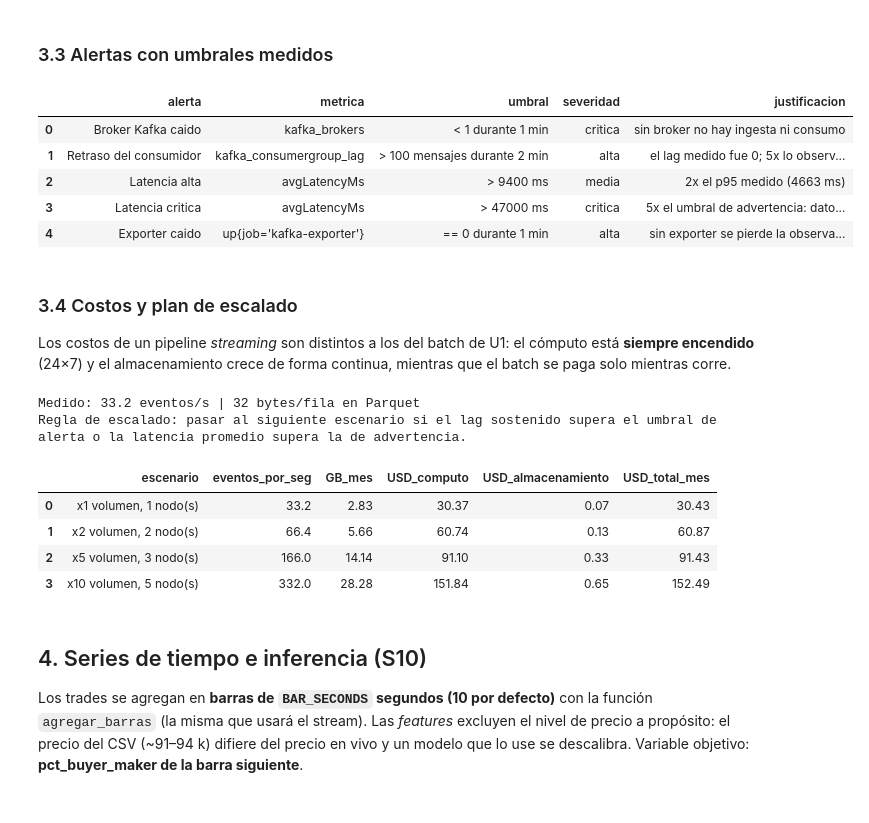
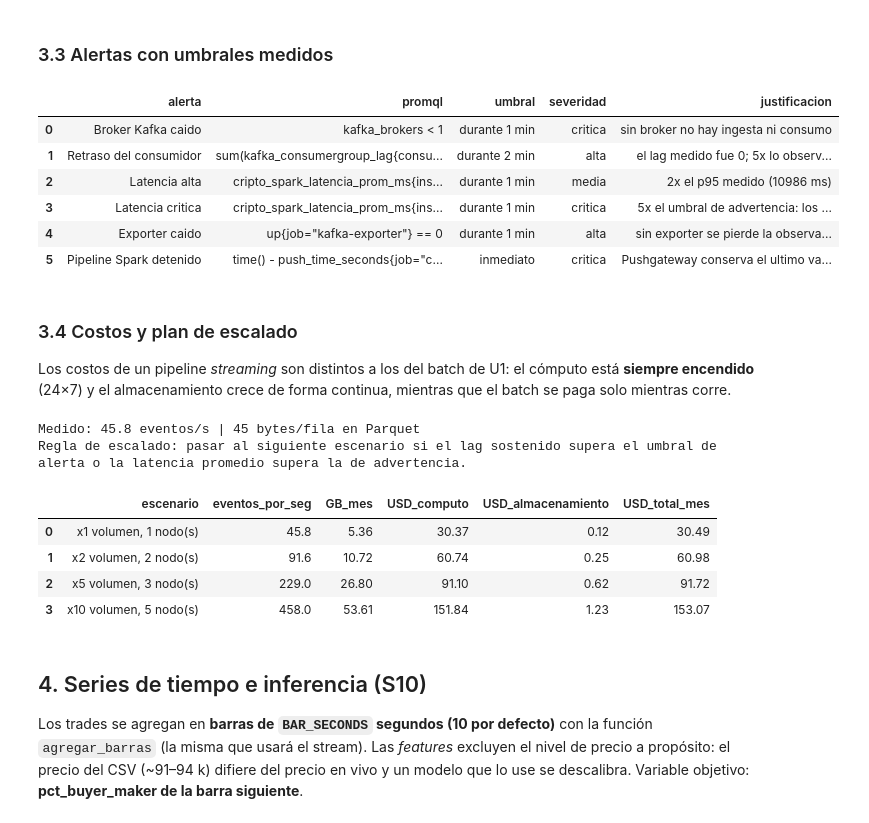
Before and after one commit to YamilV18/BD-Criptoana-lisis, a Jupyter notebook: notebooks/U2_Integrante3_ClasificacionRol.ipynb, the cells around one changed output. Saved outputs shown, nothing was run; the diff lists cells and outputs as text; code cells hidden in the pictures.

```diff
--- a/notebooks/U2_Integrante3_ClasificacionRol.ipynb
+++ b/notebooks/U2_Integrante3_ClasificacionRol.ipynb
@@ -40,6 +40,7 @@ from pyspark.sql import SparkSession, functions as F, Window
 from pyspark.sql.types import StructType, StructField, LongType, DoubleType, BooleanType, StringType
 from pyspark.ml import Pipeline, PipelineModel
 from pyspark.ml.feature import VectorAssembler, StandardScaler
+from pyspark.ml.functions import vector_to_array
 from pyspark.ml.regression import LinearRegression, RandomForestRegressor
 from pyspark.ml.evaluation import RegressionEvaluator
 
@@ -87,10 +88,10 @@ RESUMEN = {"integrante": INTEGRANTE, "dimension": DIMENSION, "target_serie": TAR
 
 builder = (SparkSession.builder
            .appName(f"U2-Integrante{INTEGRANTE}-{DIMENSION}")
-           .master(os.getenv("SPARK_MASTER", "local[2]"))
-           .config("spark.ui.port", "4042")
+           .master("local[*]")
+           .config("spark.ui.port", "4040")
            .config("spark.sql.shuffle.partitions", "4")
-           .config("spark.driver.memory", os.getenv("SPARK_DRIVER_MEMORY", "2g"))
+           .config("spark.driver.memory", os.getenv("SPARK_DRIVER_MEMORY", "4g"))
            .config("spark.sql.session.timeZone", "UTC")
            .config("spark.sql.streaming.forceDeleteTempCheckpointLocation", "true"))
 if STREAM_SOURCE == "kafka":   # conector Kafka alineado con la version de pyspark instalada
@@ -746,29 +747,32 @@ Latencia global (ms): promedio=2866 | p95=4663 | max=11318
 # %%
 lag_obs = RESUMEN["progreso_spark"].get("lag_spark") or 0
 umbral_lat_warn = max(2000, int(np.ceil(LAT["p95"] * 2 / 100.0) * 100))
 umbral_lat_crit = umbral_lat_warn * 5
 umbral_lag      = max(100, int(lag_obs * 5))
 alertas = pd.DataFrame([
-    {"alerta": "Broker Kafka caido", "metrica": "kafka_brokers", "umbral": "< 1 durante 1 min", "severidad": "critica",
+    {"alerta": "Broker Kafka caido", "promql": "kafka_brokers < 1", "umbral": "durante 1 min", "severidad": "critica",
      "justificacion": "sin broker no hay ingesta ni consumo"},
-    {"alerta": "Retraso del consumidor", "metrica": "kafka_consumergroup_lag", "umbral": f"> {umbral_lag} mensajes durante 2 min",
-     "severidad": "alta", "justificacion": f"el lag medido fue {lag_obs}; 5x lo observado indica acumulacion (backpressure)"},
-    {"alerta": "Latencia alta", "metrica": "avgLatencyMs", "umbral": f"> {umbral_lat_warn} ms", "severidad": "media",
-     "justificacion": f"2x el p95 medido ({LAT['p95']:.0f} ms)"},
-    {"alerta": "Latencia critica", "metrica": "avgLatencyMs", "umbral": f"> {umbral_lat_crit} ms", "severidad": "critica",
-     "justificacion": "5x el umbral de advertencia: datos ya no son 'tiempo real'"},
-    {"alerta": "Exporter caido", "metrica": "up{job='kafka-exporter'}", "umbral": "== 0 durante 1 min", "severidad": "alta",
+    {"alerta": "Retraso del consumidor", "promql": f'sum(kafka_consumergroup_lag{{consumergroup="criptoanalytics-consumer-group"}}) > {umbral_lag}',
+     "umbral": "durante 2 min", "severidad": "alta", "justificacion": f"el lag medido fue {lag_obs}; 5x lo observado indica acumulacion (backpressure)"},
+    {"alerta": "Latencia alta", "promql": f'cripto_spark_latencia_prom_ms{{instance="integrante{INTEGRANTE}"}} > {umbral_lat_warn}',
+     "umbral": "durante 1 min", "severidad": "media", "justificacion": f"2x el p95 medido ({LAT['p95']:.0f} ms)"},
+    {"alerta": "Latencia critica", "promql": f'cripto_spark_latencia_prom_ms{{instance="integrante{INTEGRANTE}"}} > {umbral_lat_crit}',
+     "umbral": "durante 1 min", "severidad": "critica", "justificacion": "5x el umbral de advertencia: los datos ya no son 'tiempo real'"},
+    {"alerta": "Exporter caido", "promql": 'up{job="kafka-exporter"} == 0', "umbral": "durante 1 min", "severidad": "alta",
      "justificacion": "sin exporter se pierde la observabilidad de Kafka"},
+    {"alerta": "Pipeline Spark detenido", "promql": f'time() - push_time_seconds{{job="criptoanalytics_spark",instance="integrante{INTEGRANTE}"}} > 60',
+     "umbral": "inmediato", "severidad": "critica", "justificacion": "Pushgateway conserva el ultimo valor: solo la antiguedad del push delata que el flujo se detuvo"},
 ])
 RESUMEN["alertas"] = alertas.to_dict("records")
 alertas
 # %% [output]
-|  | alerta | metrica | umbral | severidad | justificacion |
-| 0 | Broker Kafka caido | kafka_brokers | < 1 durante 1 min | critica | sin broker no hay ingesta ni consumo |
-| 1 | Retraso del consumidor | kafka_consumergroup_lag | > 100 mensajes durante 2 min | alta | el lag medido fue 0; 5x lo observ... |
-| 2 | Latencia alta | avgLatencyMs | > 9400 ms | media | 2x el p95 medido (4663 ms) |
-| 3 | Latencia critica | avgLatencyMs | > 47000 ms | critica | 5x el umbral de advertencia: dato... |
-| 4 | Exporter caido | up{job='kafka-exporter'} | == 0 durante 1 min | alta | sin exporter se pierde la observa... |
+|  | alerta | promql | umbral | severidad | justificacion |
+| 0 | Broker Kafka caido | kafka_brokers < 1 | durante 1 min | critica | sin broker no hay ingesta ni consumo |
+| 1 | Retraso del consumidor | sum(kafka_consumergroup_lag{consu... | durante 2 min | alta | el lag medido fue 0; 5x lo observ... |
+| 2 | Latencia alta | cripto_spark_latencia_prom_ms{ins... | durante 1 min | media | 2x el p95 medido (10986 ms) |
+| 3 | Latencia critica | cripto_spark_latencia_prom_ms{ins... | durante 1 min | critica | 5x el umbral de advertencia: los ... |
+| 4 | Exporter caido | up{job="kafka-exporter"} == 0 | durante 1 min | alta | sin exporter se pierde la observa... |
+| 5 | Pipeline Spark detenido | time() - push_time_seconds{job="c... | inmediato | critica | Pushgateway conserva el ultimo va... |
 # %% [markdown]
 ### 3.4 Costos y plan de escalado
 Los costos de un pipeline *streaming* son distintos a los del batch de U1: el cómputo está **siempre encendido** (24×7) y el almacenamiento crece de forma continua, mientras que el batch se paga solo mientras corre.
@@ -796,13 +800,13 @@ print(f"Medido: {eps:.1f} eventos/s | {bytes_fila:.0f} bytes/fila en Parquet")
 print("Regla de escalado: pasar al siguiente escenario si el lag sostenido supera el umbral de alerta o la latencia promedio supera la de advertencia.")
 tabla_costos
 # %% [output]
-Medido: 33.2 eventos/s | 32 bytes/fila en Parquet
+Medido: 45.8 eventos/s | 45 bytes/fila en Parquet
 Regla de escalado: pasar al siguiente escenario si el lag sostenido supera el umbral de alerta o la latencia promedio supera la de advertencia.
 |  | escenario | eventos_por_seg | GB_mes | USD_computo | USD_almacenamiento | USD_total_mes |
-| 0 | x1 volumen, 1 nodo(s) | 33.2 | 2.83 | 30.37 | 0.07 | 30.43 |
-| 1 | x2 volumen, 2 nodo(s) | 66.4 | 5.66 | 60.74 | 0.13 | 60.87 |
-| 2 | x5 volumen, 3 nodo(s) | 166.0 | 14.14 | 91.10 | 0.33 | 91.43 |
-| 3 | x10 volumen, 5 nodo(s) | 332.0 | 28.28 | 151.84 | 0.65 | 152.49 |
+| 0 | x1 volumen, 1 nodo(s) | 45.8 | 5.36 | 30.37 | 0.12 | 30.49 |
+| 1 | x2 volumen, 2 nodo(s) | 91.6 | 10.72 | 60.74 | 0.25 | 60.98 |
+| 2 | x5 volumen, 3 nodo(s) | 229.0 | 26.80 | 91.10 | 0.62 | 91.72 |
+| 3 | x10 volumen, 5 nodo(s) | 458.0 | 53.61 | 151.84 | 1.23 | 153.07 |
 # %% [markdown]
 ## 4. Series de tiempo e inferencia (S10)
 
```
Also changed, not shown: parts of 23 cells of this notebook, 6 other files.
